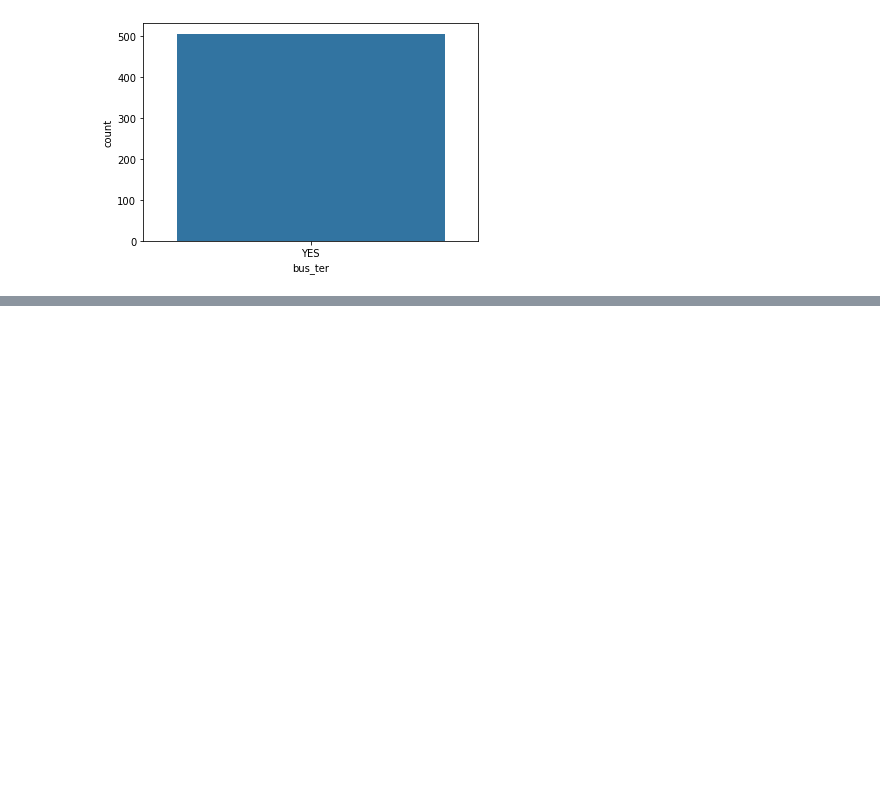
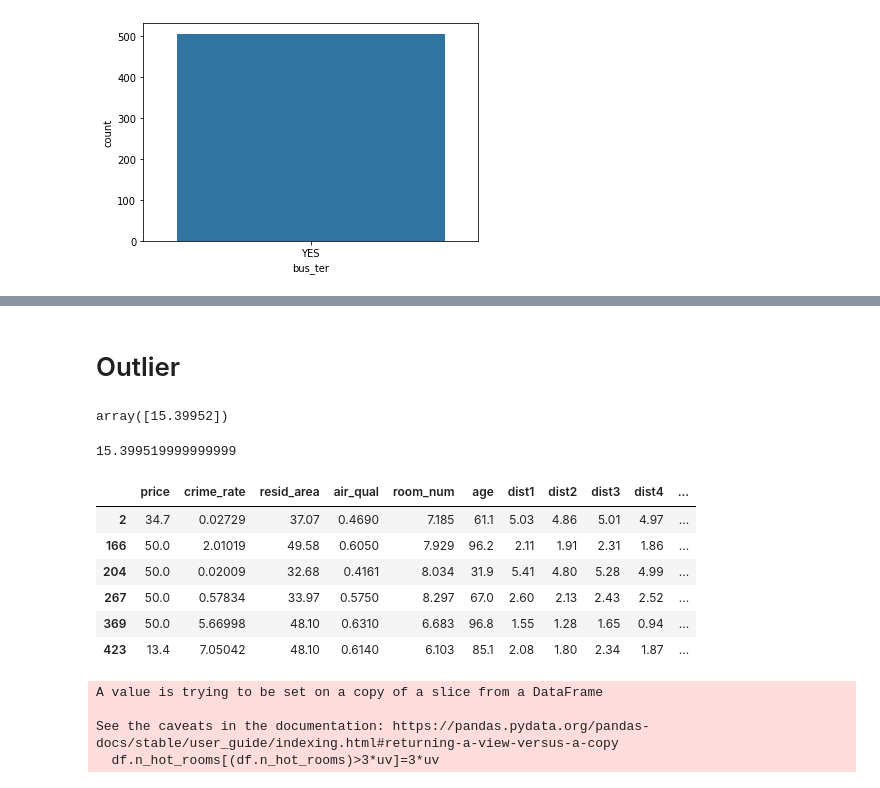
Before and after one commit to hrishi123-cpu/ML_Udemy_-House-Price-Prediction, a Jupyter notebook: house price.ipynb, the cells around one changed output, grey strips where cells are left out. Drawn from its saved outputs; the diff is of its cells as text; code cells hidden in the pictures; blank space fills up the shorter version.

Commit message:
Outlier treatment

```diff
--- a/house price.ipynb
+++ b/house price.ipynb
@@ -65,0 +86,10 @@ sns.countplot(x="bus_ter",data=df)
+# %% [markdown]
+# Outlier
+# %%
+np.percentile(df.n_hot_rooms,[99])
+# %% [output]
+array([15.39952])
+# %%
+np.percentile(df.n_hot_rooms,[99])[0]
+# %% [output]
+15.399519999999999
@@ -65,0 +98,17 @@ sns.countplot(x="bus_ter",data=df)
+# %%
+df[(df.n_hot_rooms)>uv]
+# %% [output]
+|  | price | crime_rate | resid_area | air_qual | room_num | age | dist1 | dist2 | dist3 | dist4 | ... |
+| 2 | 34.7 | 0.02729 | 37.07 | 0.4690 | 7.185 | 61.1 | 5.03 | 4.86 | 5.01 | 4.97 | ... |
+| 166 | 50.0 | 2.01019 | 49.58 | 0.6050 | 7.929 | 96.2 | 2.11 | 1.91 | 2.31 | 1.86 | ... |
+| 204 | 50.0 | 0.02009 | 32.68 | 0.4161 | 8.034 | 31.9 | 5.41 | 4.80 | 5.28 | 4.99 | ... |
+| 267 | 50.0 | 0.57834 | 33.97 | 0.5750 | 8.297 | 67.0 | 2.60 | 2.13 | 2.43 | 2.52 | ... |
+| 369 | 50.0 | 5.66998 | 48.10 | 0.6310 | 6.683 | 96.8 | 1.55 | 1.28 | 1.65 | 0.94 | ... |
+| 423 | 13.4 | 7.05042 | 48.10 | 0.6140 | 6.103 | 85.1 | 2.08 | 1.80 | 2.34 | 1.87 | ... |
+# %%
+df.n_hot_rooms[(df.n_hot_rooms)>3*uv]=3*uv
+# %% [output]
+A value is trying to be set on a copy of a slice from a DataFrame
+
+See the caveats in the documentation: https://pandas.pydata.org/pandas-docs/stable/user_guide/indexing.html#returning-a-view-versus-a-copy
+  df.n_hot_rooms[(df.n_hot_rooms)>3*uv]=3*uv
```
Also changed, not shown: parts of 9 cells of this notebook.
